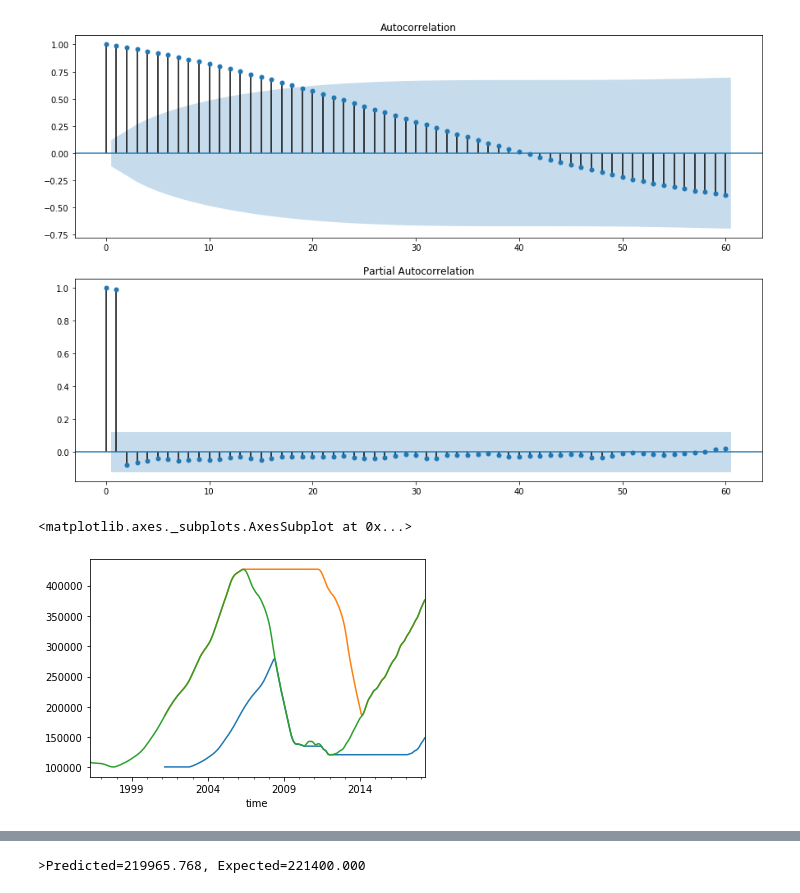
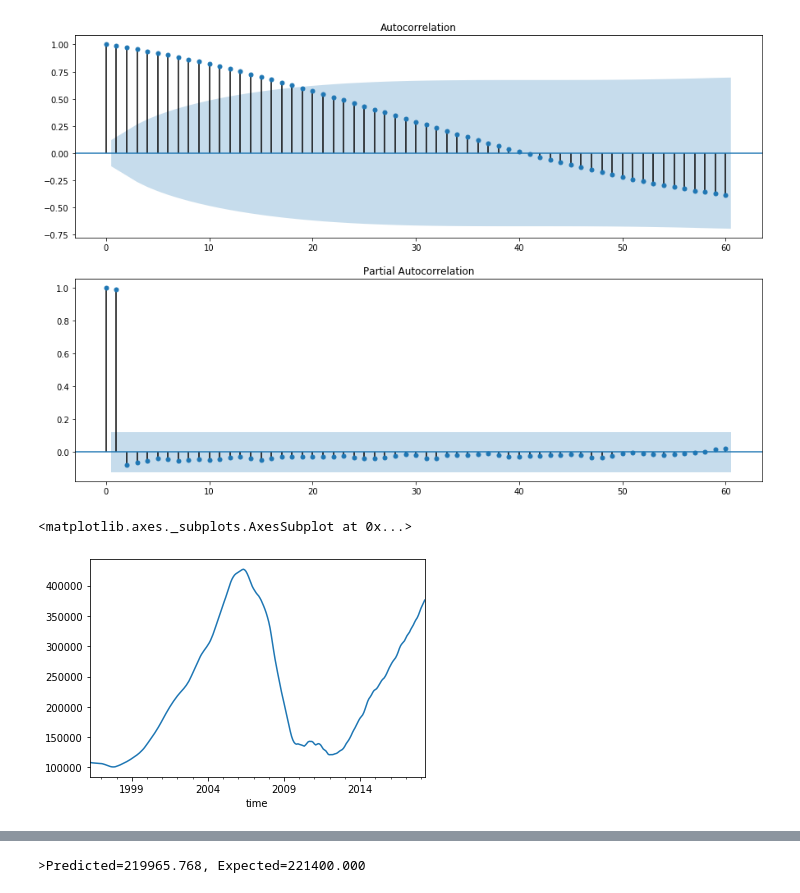
Before and after one commit to anewt225/mod_4_project, a Jupyter notebook: notebooks/Models.ipynb, the cells around one changed output, grey strips where cells are left out. Cells and saved outputs as stored; diff of their text form; code cells hidden in the pictures.

```diff
--- a/notebooks/Models.ipynb
+++ b/notebooks/Models.ipynb
@@ -969,9 +976,9 @@ plt.show()
 # %% [output]
 [figure]
 # %%
-zipcodes['94590'].rolling(60).min().plot()
-zipcodes['94590'].rolling(60).max().plot()
+# zipcodes['94590'].rolling(60).min().plot()
+# zipcodes['94590'].rolling(60).max().plot()
 zipcodes['94590'].plot()
 # %% [output]
 <matplotlib.axes._subplots.AxesSubplot at 0x...>
-[figure, old version]
+[figure, new version]
```
Also changed, not shown: parts of 11 cells of this notebook.
